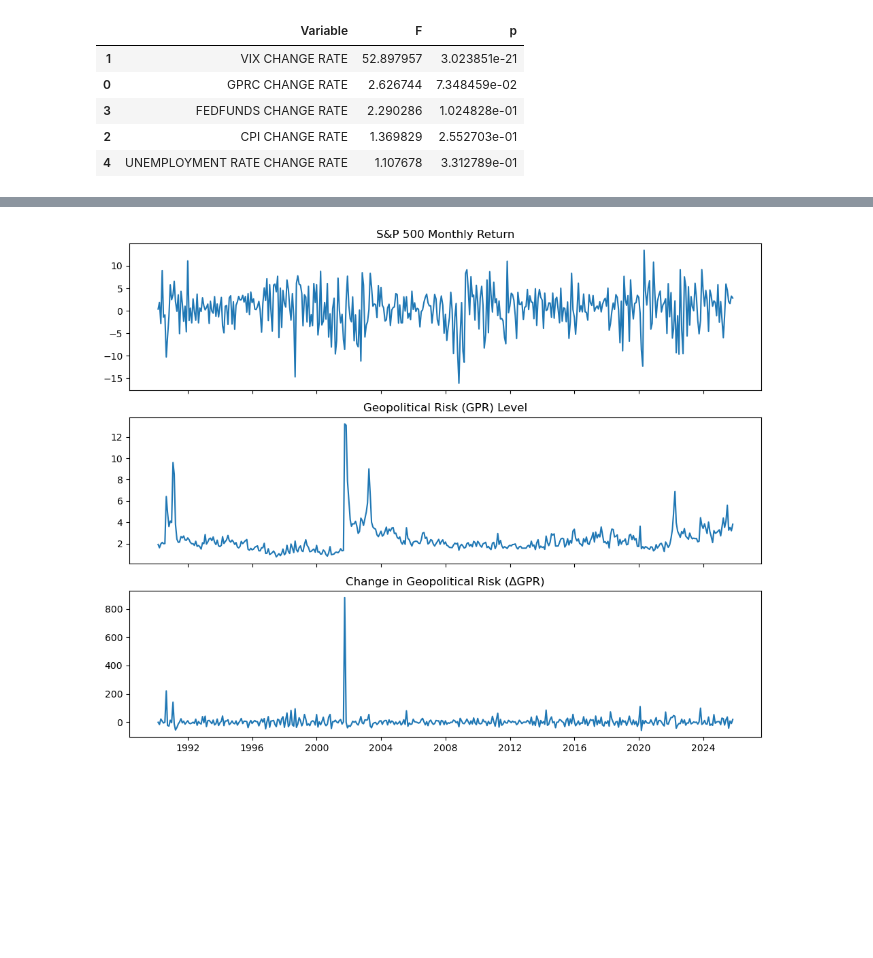
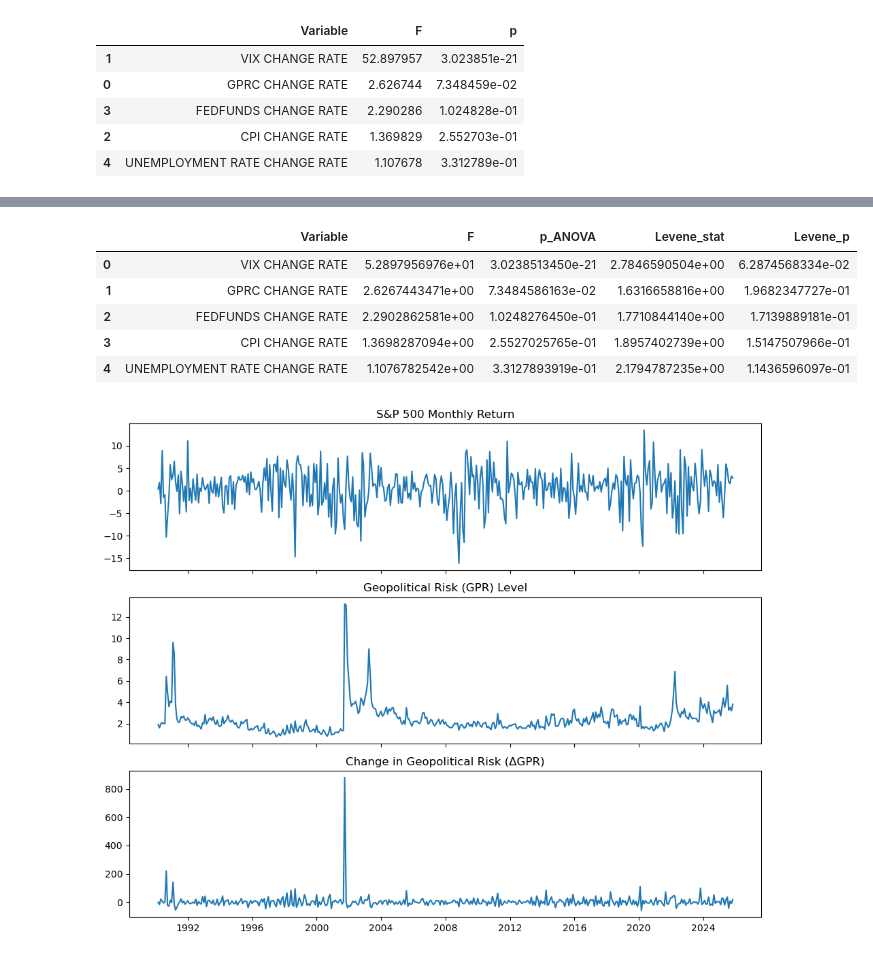
Before and after one commit to AL2024UCSD/sp500trends, a Jupyter notebook: mainwork_withanalysis.ipynb, the cells around one changed output, grey strips where cells are left out. Saved outputs shown, nothing was run; the diff lists cells and outputs as text; code cells hidden in the pictures; blank space fills up the shorter version.

Commit message:
Added test descriptions, and updated t-test section

```diff
--- a/mainwork_withanalysis.ipynb
+++ b/mainwork_withanalysis.ipynb
@@ -846,3 +985,59 @@ pd.DataFrame(anova_results).sort_values("p")
+# %%
+from scipy.stats import f_oneway, levene
+import pandas as pd
+
+# Perform ANOVA tests with SP500 monthly returns as the dependent variable
+# across Low / Medium / High regimes of CHANGE RATES
+def anova_test(df, group_col, ret_col="SP500 CHANGE RATE"):
+    df = df.copy()
+
+    # Quantile-based regimes (same as original)
+    df["group"] = pd.qcut(df[group_col], 3, labels=["Low", "Med", "High"])
+
+    g1 = df[df["group"] == "Low"][ret_col]
+    g2 = df[df["group"] == "Med"][ret_col]
+    g3 = df[df["group"] == "High"][ret_col]
+
+    # One-way ANOVA
+    F, p = f_oneway(g1, g2, g3)
+
+    # Levene test for equal variances (homoscedasticity)
+    lev_stat, lev_p = levene(g1, g2, g3)
+
+    return {
+        "Variable": group_col,
+        "F": F,
+        "p_ANOVA": p,
+        "Levene_stat": lev_stat,
+        "Levene_p": lev_p
+    }
+
+# variables (
+variables = [
+    "GPRC CHANGE RATE",
+    "VIX CHANGE RATE",
+    "CPI CHANGE RATE",
+    "FEDFUNDS CHANGE RATE",
+    "UNEMPLOYMENT RATE CHANGE RATE"
+]
+
+# ANOVA + Levene
+anova_results = [anova_test(merged_df, var) for var in variables]
+
+anova_df = (
+    pd.DataFrame(anova_results)
+    .sort_values("p_ANOVA")
+    .reset_index(drop=True)
+)
+
+anova_df
+# %% [output]
+|  | Variable | F | p_ANOVA | Levene_stat | Levene_p |
+| 0 | VIX CHANGE RATE | 5.2897956976e+01 | 3.0238513450e-21 | 2.7846590504e+00 | 6.2874568334e-02 |
+| 1 | GPRC CHANGE RATE | 2.6267443471e+00 | 7.3484586163e-02 | 1.6316658816e+00 | 1.9682347727e-01 |
+| 2 | FEDFUNDS CHANGE RATE | 2.2902862581e+00 | 1.0248276450e-01 | 1.7710844140e+00 | 1.7139889181e-01 |
+| 3 | CPI CHANGE RATE | 1.3698287094e+00 | 2.5527025765e-01 | 1.8957402739e+00 | 1.5147507966e-01 |
+| 4 | UNEMPLOYMENT RATE CHANGE RATE | 1.1076782542e+00 | 3.3127893919e-01 | 2.1794787235e+00 | 1.1436596097e-01 |
 # %%
 #interpolation analysis of S&P 500 returns vs GPR level and change
 import pandas as pd
```
Also changed, not shown: parts of 9 cells of this notebook, 1 other file.
